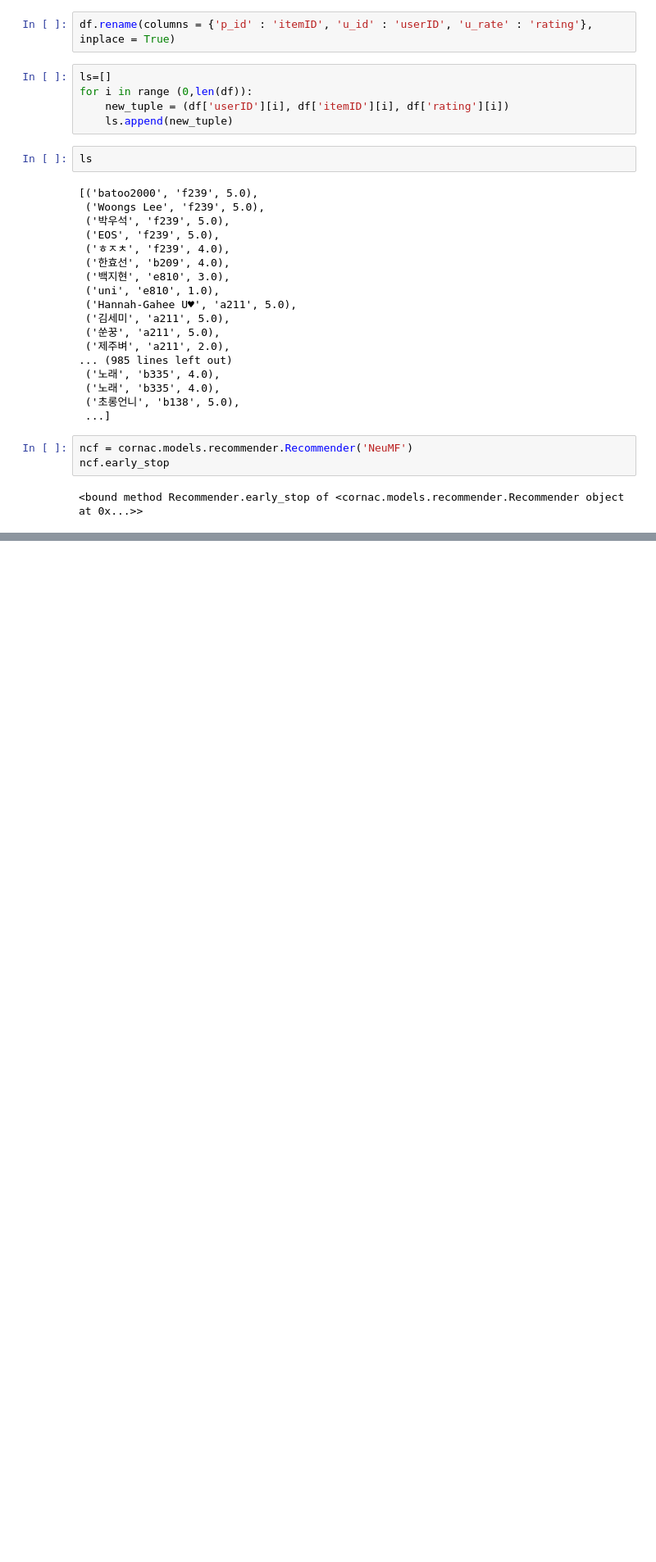
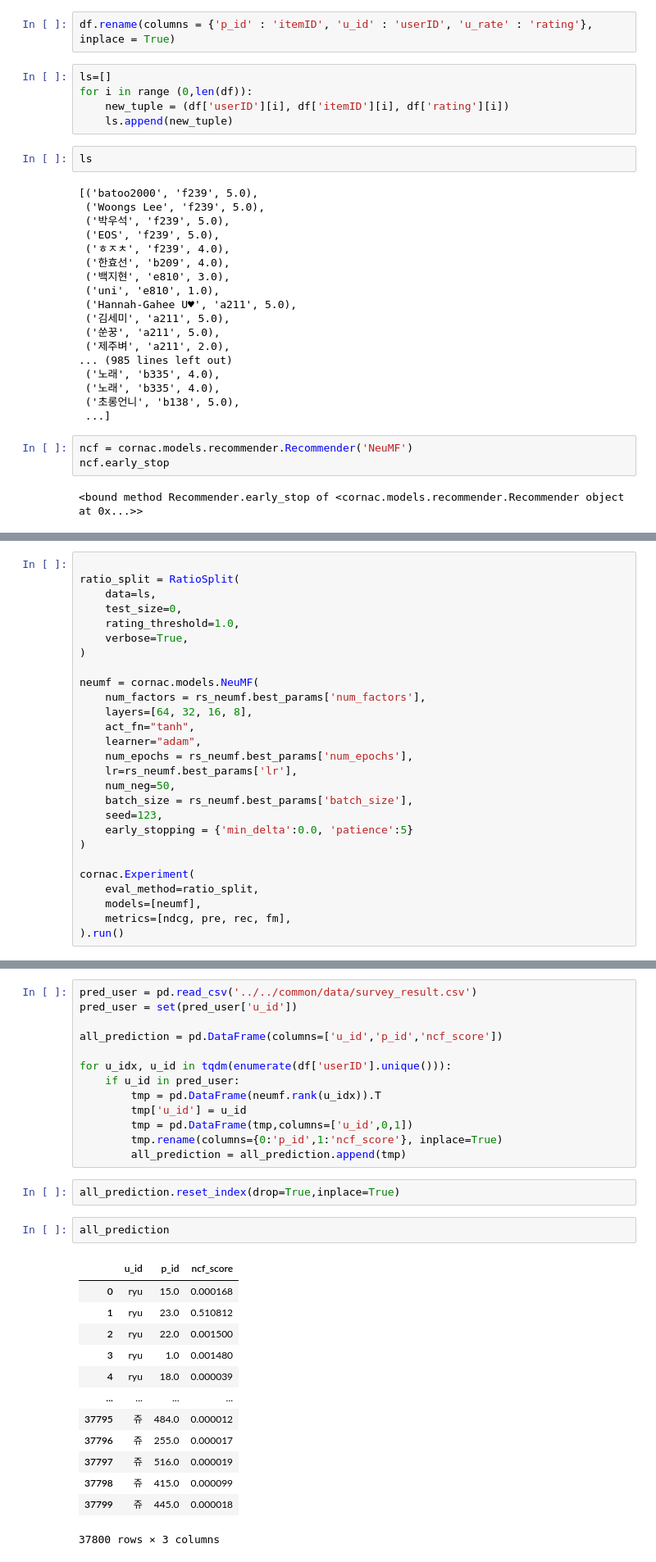
Before and after one commit to DAC-KHUPID/seoul-date-course-recommendation, a Jupyter notebook: source/Go/code/6.Go_NCF.ipynb, the cells around one changed output, grey strips where cells are left out. Shown at 82% size. Drawn from its saved outputs; the diff is of its cells as text; blank space fills up the shorter version.

```diff
--- a/source/Go/code/6.Go_NCF.ipynb
+++ b/source/Go/code/6.Go_NCF.ipynb
@@ -143,0 +146,27 @@ len(neumf.score(0))
+# %%
+
+ratio_split = RatioSplit(
+    data=ls,
+    test_size=0,
+    rating_threshold=1.0,
+    verbose=True,
+)
+
+neumf = cornac.models.NeuMF(
+    num_factors = rs_neumf.best_params['num_factors'],
+    layers=[64, 32, 16, 8],
+    act_fn="tanh",
+    learner="adam",
+    num_epochs = rs_neumf.best_params['num_epochs'],
+    lr=rs_neumf.best_params['lr'],
+    num_neg=50,
+    batch_size = rs_neumf.best_params['batch_size'],
+    seed=123,
+    early_stopping = {'min_delta':0.0, 'patience':5}
+)
+
+cornac.Experiment(
+    eval_method=ratio_split,
+    models=[neumf],
+    metrics=[ndcg, pre, rec, fm],
+).run()
@@ -143,0 +201,31 @@ len(neumf.score(0))
+# %%
+pred_user = pd.read_csv('../../common/data/survey_result.csv')
+pred_user = set(pred_user['u_id'])
+
+all_prediction = pd.DataFrame(columns=['u_id','p_id','ncf_score'])
+
+for u_idx, u_id in tqdm(enumerate(df['userID'].unique())):
+    if u_id in pred_user:
+        tmp = pd.DataFrame(neumf.rank(u_idx)).T
+        tmp['u_id'] = u_id
+        tmp = pd.DataFrame(tmp,columns=['u_id',0,1])
+        tmp.rename(columns={0:'p_id',1:'ncf_score'}, inplace=True)
+        all_prediction = all_prediction.append(tmp)
+# %%
+all_prediction.reset_index(drop=True,inplace=True)
+# %%
+all_prediction
+# %% [output]
+|  | u_id | p_id | ncf_score |
+| 0 | ryu | 15.0 | 0.000168 |
+| 1 | ryu | 23.0 | 0.510812 |
+| 2 | ryu | 22.0 | 0.001500 |
+| 3 | ryu | 1.0 | 0.001480 |
+| 4 | ryu | 18.0 | 0.000039 |
+| ... | ... | ... | ... |
+| 37795 | 쥬 | 484.0 | 0.000012 |
+| 37796 | 쥬 | 255.0 | 0.000017 |
+| 37797 | 쥬 | 516.0 | 0.000019 |
+| 37798 | 쥬 | 415.0 | 0.000099 |
+| 37799 | 쥬 | 445.0 | 0.000018 |
+37800 rows × 3 columns
```
Also changed, not shown: parts of 11 cells of this notebook, 7 other files.
